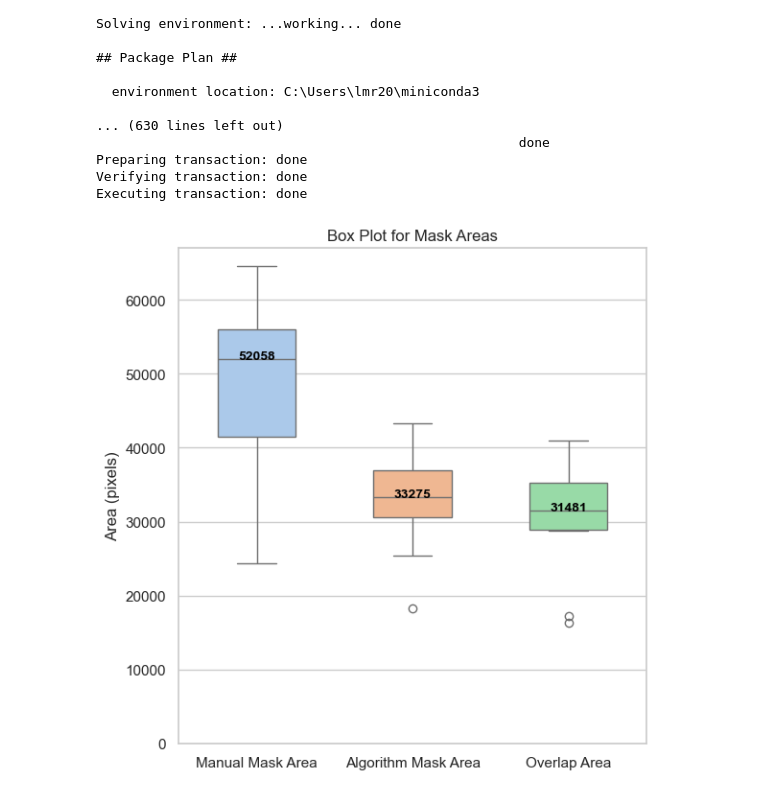
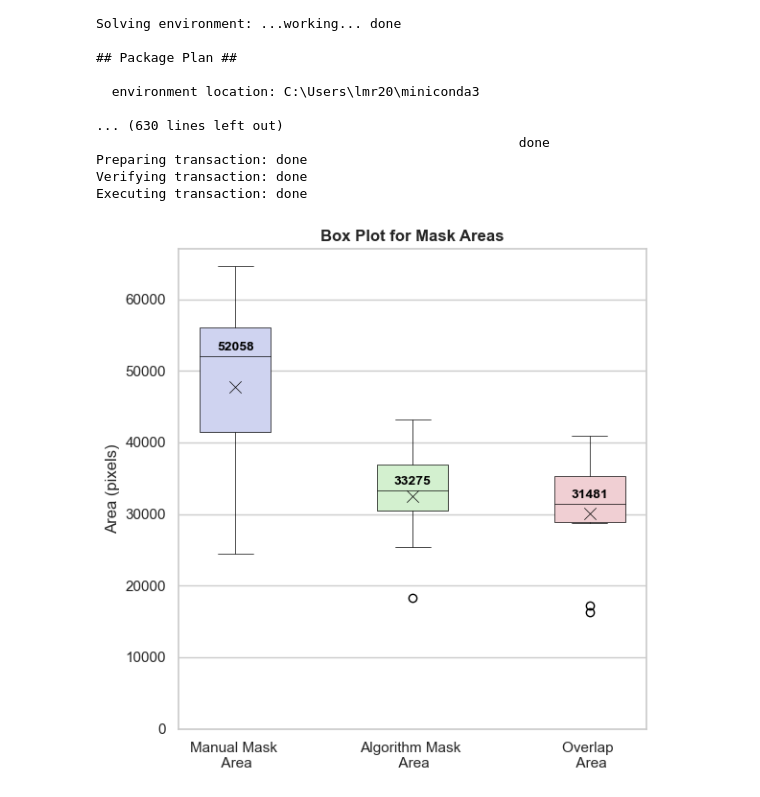
Before and after one commit to SPS-SP2273/learning-portfolio-2025-january-lmr73, a Jupyter notebook: 2271 plotting/MA1 Data-20250120T015956Z-001(1)/MA1 Data/2271 code_real.ipynb, the cells around one changed output. Cells and saved outputs as stored; diff of their text form; code cells hidden in the pictures.

```diff
--- a/2271 plotting/MA1 Data-20250120T015956Z-001(1)/MA1 Data/2271 code_real.ipynb
+++ b/2271 plotting/MA1 Data-20250120T015956Z-001(1)/MA1 Data/2271 code_real.ipynb
@@ -57,54 +57,61 @@ Preparing transaction: done
 Verifying transaction: done
 Executing transaction: done
 # %%
+# REAL PLOT
+
+import numpy as np
 import matplotlib.pyplot as plt
 import seaborn as sns
 
 # Data for each column
 manual_mask_area = [39171, 24407, 55012, 58190, 48502, 49105, 56222, 64584, 55534, 26581]
 algorithm_mask_area = [33799, 25345, 33941, 31615, 30180, 32751, 38360, 43243, 37903, 18245]
 overlap_area = [28805, 17206, 32967, 30947, 29096, 32015, 36903, 40936, 36021, 16292]
 
-# Set the seaborn style
-sns.set(style="whitegrid", palette="pastel")
+# Define the colors with transparency
+box_colors = ['#c9cff5', '#cff5c9', '#f5c9cf']  # Blue, Yellow, Red
 
 # Create a figure and axis for the box plot
 fig, ax = plt.subplots(figsize=(6, 6))
 
-# Create a box plot for the data
-sns.boxplot(data=[manual_mask_area, algorithm_mask_area, overlap_area], ax=ax, width=0.5)
+# Set the seaborn style
+sns.set(style="whitegrid", palette="muted")
+
+# Create a box plot with custom box colors and transparency
+sns.boxplot(data=[manual_mask_area, algorithm_mask_area, overlap_area], ax=ax, width=0.4,
+            palette=box_colors,flierprops={"markeredgecolor": 'black'},linewidth=0.5,linecolor='black')
 
 # Set the labels for the box plot
 ax.set_xticks([0, 1, 2])  # positions of the boxes
-ax.set_xticklabels(['Manual Mask Area', 'Algorithm Mask Area', 'Overlap Area'])
+ax.set_xticklabels(['Manual Mask \n Area', 'Algorithm Mask \n Area', 'Overlap \n Area'])
 ax.set_ylabel('Area (pixels)')
-ax.set_title('Box Plot for Mask Areas')
+ax.set_title('Box Plot for Mask Areas', fontweight='bold')
 
 # Set the y-axis to start from 0
 ax.set_ylim(bottom=0)
 
-# Add median annotations
+# Add median annotations outside the boxes
 for i, dataset in enumerate([manual_mask_area, algorithm_mask_area, overlap_area]):
     median_value = np.median(dataset)
-    ax.text(i, median_value, f'{median_value:.0f}', ha='center', va='baseline', fontweight='bold', color='black', fontsize=10)
+    # Position the median just outside the top of the box
+    ax.text(i, median_value + 2000, f'{median_value:.0f}', ha='center', va='top', fontweight='bold', color='black', fontsize=10)
 
-plt.savefig('box_plot.png', bbox_inches='tight')
+# Add "X" marks for mean values inside the boxes
+mean_values = [np.mean(manual_mask_area), np.mean(algorithm_mask_area), np.mean(overlap_area)]
+for i, mean in enumerate(mean_values):
+    ax.scatter(i, mean, color='black', marker='x', linewidth=0.5, s=80, zorder=3)  # Place 'X' at the mean
 
-# Create another axis for the table
-#ax_table = fig.add_axes([0.1, 0.2, 0.8, 0.5])
-# Adjust the position of the table
-#ax_table.axis('off')
+# Customize box outline and fill colors
+for i, patch in enumerate(ax.artists):
+    # Set the fill color with transparency
+    patch.set_facecolor(box_colors[i])  # Set the fill color to transparent version
+    patch.set_edgecolor('black')  # Set solid outline color (black)
+    patch.set_linewidth(2)  # Set solid border width
 
-# Create the table with the data
-#cell_text = []
-#for i in range(len(manual_mask_area)):
-#    cell_text.append([manual_mask_area[i], algorithm_mask_area[i], overlap_area[i]])
-
-#columns = ['Manual Mask Area (pixels)', 'Algorithm Mask Area (pixels)', 'Overlap Area (pixels)']
-#table = ax_table.table(cellText=cell_text, colLabels=columns, loc='center', cellLoc='center', colColours=['#f5f5f5']*3)
+plt.savefig('box_plot_final.png', dpi=300, bbox_inches='tight', pad_inches=1)
 
 # Display the plot with both the box plot and the table
 plt.tight_layout()
 plt.show()
 # %% [output]
-[figure, old version]
+[figure, new version]
```
Also changed, not shown: parts of 1 cell of this notebook, 2 other files.
